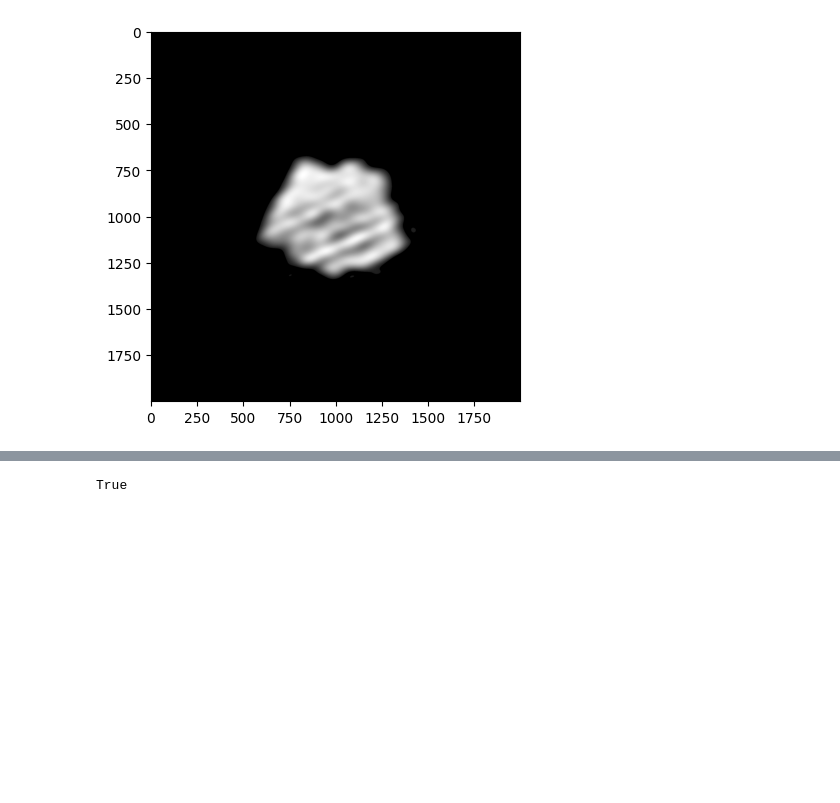
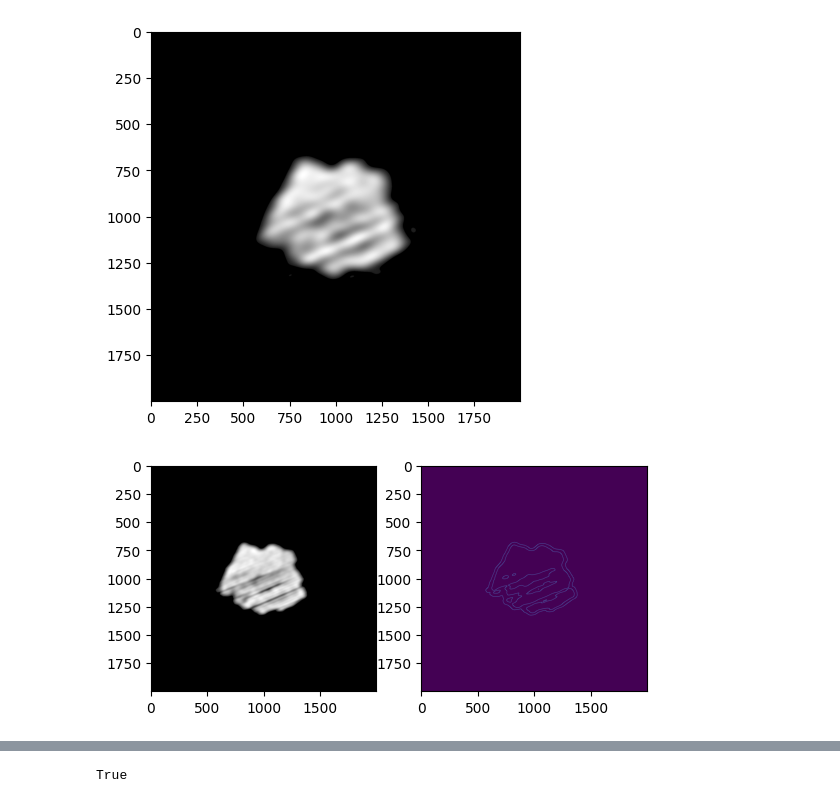
Before and after one commit to yanivohayon8/band_detector, a Jupyter notebook: poc/11_aside_fourier_opposite.ipynb, the cells around one changed output, grey strips where cells are left out. Saved outputs shown, nothing was run; the diff lists cells and outputs as text; code cells hidden in the pictures; blank space fills up the shorter version.

```diff
--- a/poc/11_aside_fourier_opposite.ipynb
+++ b/poc/11_aside_fourier_opposite.ipynb
@@ -37,10 +37,14 @@ def build_circle_mask(radius,channel):
                     circle_mask[i,j]=1
     return circle_mask
 
-def build_rectangle_low_pass(height,width,channel):
+def build_rectangle_low_pass(height,width,channel,center_row=None,center_col=None):
     zeros = np.zeros_like(channel)
     rows,cols = channel.shape
-    crow,ccol = rows//2,cols//2
+    if center_row is None or center_col is None:
+        crow,ccol = rows//2,cols//2
+    else:
+        crow = center_row
+        ccol = center_col
     zeros[crow-height:crow+height,ccol-width:ccol+width] = 1
     return zeros
 
@@ -155,3 +159,25 @@ plt.imshow(filtered_channel,cmap="gray")
 # %% [output]
 <matplotlib.image.AxesImage at 0x...>
 [figure]
+# %%
+img_fft = np.fft.fft2(img_gray)
+fshift = np.fft.fftshift(img_fft)
+amplitude = 20 * np.log(np.abs(fshift) + 1)
+rows,cols = img_gray.shape
+crow,ccol = rows//2,cols//2
+mask_rec = build_rectangle_low_pass(50,50,img_gray,center_row=crow+30,center_col=ccol+30)
+mask = np.where(amplitude>260,1,0)*2*mask_rec
+fshift*=mask
+amplitude_filtered = 20 * np.log(np.abs(fshift) + 1)
+filtered_channel=np.abs(np.fft.ifft2(np.fft.ifftshift(fshift)))
+filtered_channel = np.where(filtered_channel<60,0,filtered_channel)
+#plot_fourier(img_gray,amplitude,mask,amplitude_filtered,filtered_channel)
+
+fig, axs = plt.subplots(1,2)
+edge_map = cv2.Canny((filtered_channel).astype(np.uint8)*255,70,210)
+
+axs[0].imshow(filtered_channel,cmap="gray")
+axs[1].imshow(edge_map)#,cmap="gray"
+plt.show()
+# %% [output]
+[figure, added]
```
Also changed, not shown: parts of 8 cells of this notebook, 10 other files.
